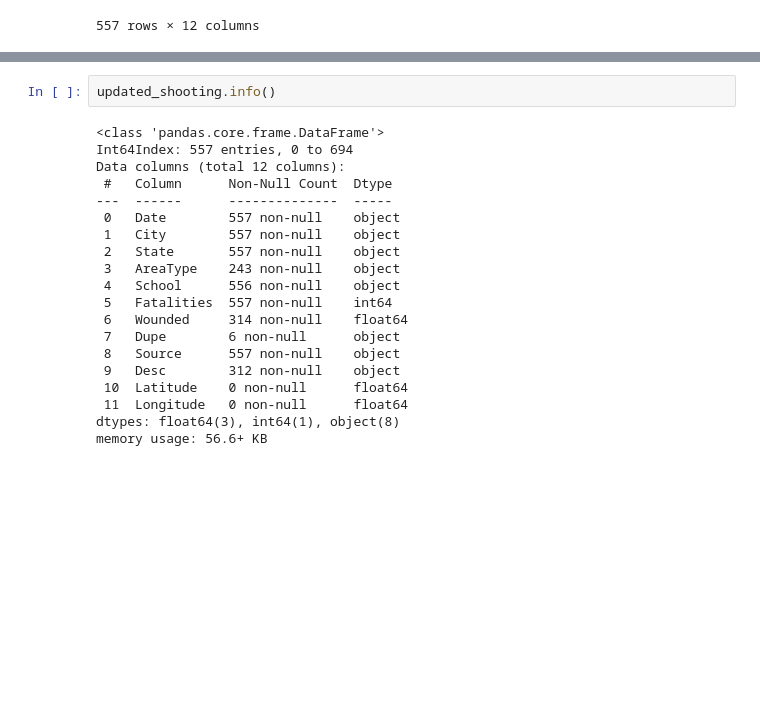
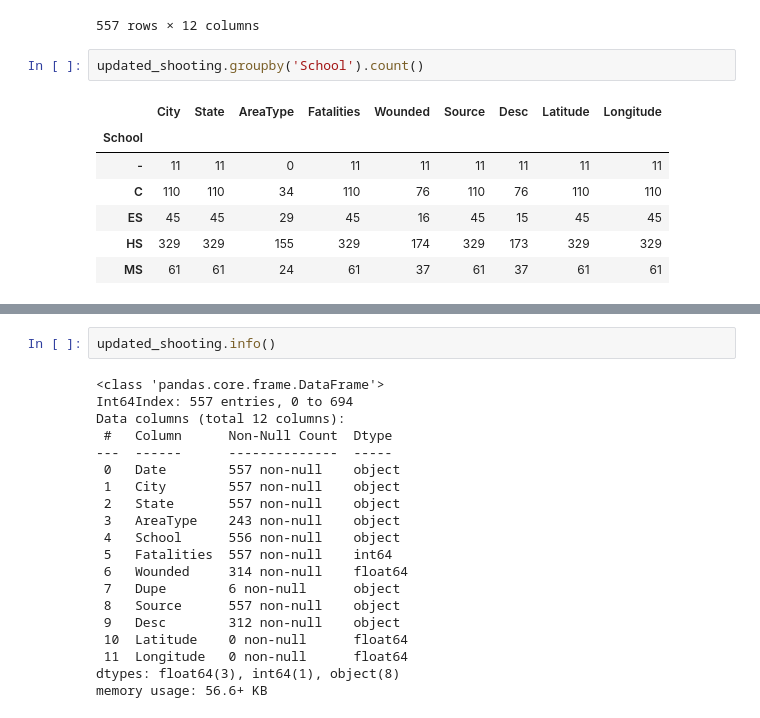
Before and after one commit to laurmarshall/School_Shootings_Analysis, a Jupyter notebook: EDA.ipynb, the cells around one changed output, grey strips where cells are left out. Drawn from its saved outputs; the diff is of its cells as text; blank space fills up the shorter version.

```diff
--- a/EDA.ipynb
+++ b/EDA.ipynb
@@ -257,3 +275,13 @@ updated_shooting.reset_index(drop = True)
 | 555 | 2/3/20 | Commerce | Texas | NaN | C | 2 | 1.0 | NaN | Wikp | Jacques Dshawn Smith, 21, gained ... | ... |
 | 556 | 9/16/20 | Sonora | California | NaN | HS | 1 | 0.0 | NaN | Wikp | At Sonora High School in downtown... | ... |
 557 rows × 12 columns
+# %%
+updated_shooting.groupby('School').count()
+# %% [output]
+|  | City | State | AreaType | Fatalities | Wounded | Source | Desc | Latitude | Longitude |
+| School |  |  |  |  |  |  |  |  |  |
+| - | 11 | 11 | 0 | 11 | 11 | 11 | 11 | 11 | 11 |
+| C | 110 | 110 | 34 | 110 | 76 | 110 | 76 | 110 | 110 |
+| ES | 45 | 45 | 29 | 45 | 16 | 45 | 15 | 45 | 45 |
+| HS | 329 | 329 | 155 | 329 | 174 | 329 | 173 | 329 | 329 |
+| MS | 61 | 61 | 24 | 61 | 37 | 61 | 37 | 61 | 61 |
```
Also changed, not shown: parts of 37 cells of this notebook, 2 other files.
